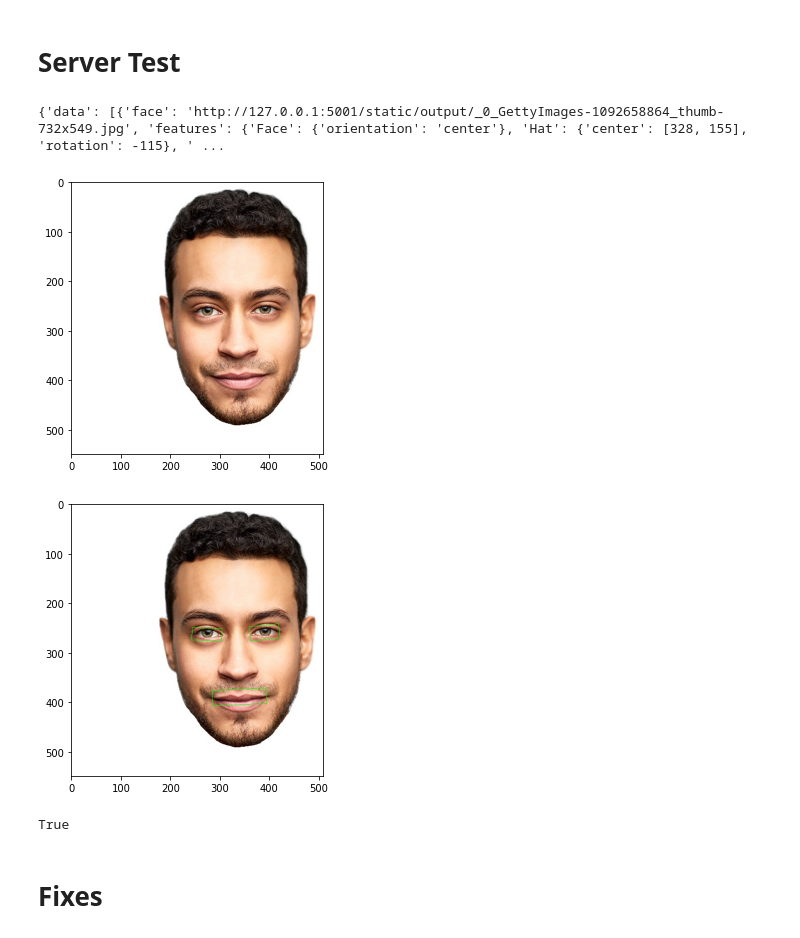
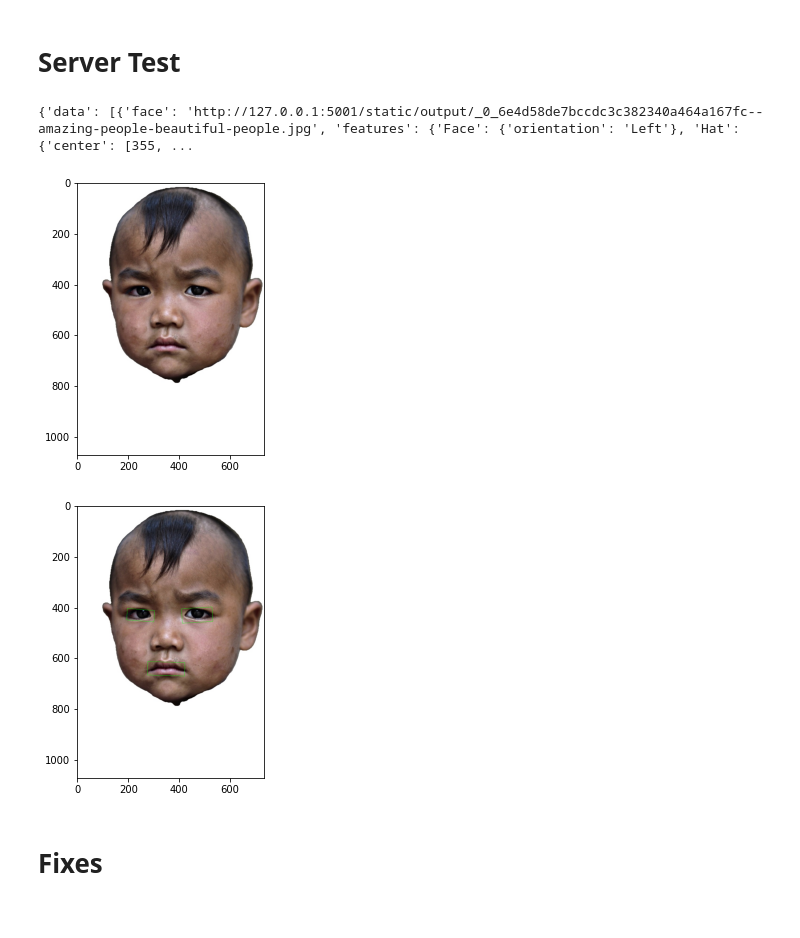
Before and after one commit to maaz9898/Facial_features_extraction, a Jupyter notebook: test.ipynb, the cells around one changed output. Saved outputs shown, nothing was run; the diff lists cells and outputs as text; code cells hidden in the pictures.

Commit message:
add segment tests

```diff
--- a/test.ipynb
+++ b/test.ipynb
@@ -179,35 +179,51 @@ response = requests.request("GET", url, headers=headers, data=payload)
 
 print(response.text)
 # %%
-# imageUrl = "https://images.unsplash.com/photo-1648817976872-3d43d615b329"
-imageUrl = "https://post.medicalnewstoday.com/wp-content/uploads/sites/3/2020/03/GettyImages-1092658864_thumb-732x549.jpg"
+imageUrls = [
+    # "https://images.unsplash.com/photo-1648817976872-3d43d615b329",
+    # "https://post.medicalnewstoday.com/wp-content/uploads/sites/3/2020/03/GettyImages-1092658864_thumb-732x549.jpg",
+    # "https://media1.popsugar-assets.com/files/thumbor/MjPiEL1c7rTUWc5qo-10Cr9DG74/fit-in/2048xorig/filters:format_auto-!!-:strip_icc-!!-/2014/11/24/864/n/1922441/8f8f3501b234abb6_FullSizeRender.jpg",
+    # "https://i.pinimg.com/originals/ab/d2/8c/abd28cbe4f3057ce8765bd1555d7110f.jpg",
+    # "https://i.pinimg.com/originals/40/c2/17/40c217baf6d2ce5b10a682fa06821751.jpg",
+    # "https://rodmclean.com/wp-content/uploads/2013/11/G_RodMcLean_Paul.jpg",
+    # "https://upload.wikimedia.org/wikipedia/commons/0/0a/Christian_Bale-7837.jpg",
+    # "https://ilostat.ilo.org/wp-content/uploads/2019/10/ilo-e51651-highres-e1571408731569-1024x1024.jpg",
+    # "https://i.pinimg.com/originals/60/11/fa/6011fa0368e1050c1ee78128bdced165.jpg",
+    # "https://i.pinimg.com/originals/b0/c9/96/b0c996a887958b491e07b5eea22a0018.jpg",
+    # "https://i.pinimg.com/736x/da/08/f3/da08f35d7a9c302199391983e4ecb867--studio-portraits-child-portraits.jpg",
+    "https://i.pinimg.com/736x/6e/4d/58/6e4d58de7bccdc3c382340a464a167fc--amazing-people-beautiful-people.jpg"
+]
 
-url = f"{baseUrl}/segment?image={imageUrl}"
+def segmentApiTest(imageUrls = []):
+    for imageUrl in imageUrls:
+        url = f"{baseUrl}/segment?image={imageUrl}"
 
-payload={}
-headers = {}
+        payload={}
+        headers = {}
 
-response = requests.request("GET", url, headers=headers, data=payload)
+        response = requests.request("GET", url, headers=headers, data=payload)
 
-# print(response.text)
-json_data = json.loads(response.text)
-print(json_data)
-image = urlToImage(json_data['data'][0]['face'])
-# image = urlToImage(imageUrl)
-# image = cv2.imread('./static/output/_0_GettyImages-1092658864_thumb-732x549.jpg')
-cv2_imshow(image)
-json_data['data'][0]['features']['Face']['orientation']
-output_image = image.copy()
+        # print(response.text)
+        if response.text != "Error":
+            json_data = json.loads(response.text)
+            print(json_data)
+            image = urlToImage(json_data['data'][0]['face'])
+            # image = urlToImage(imageUrl)
+            # image = cv2.imread('./static/output/_0_GettyImages-1092658864_thumb-732x549.jpg')
+            cv2_imshow(image)
+            json_data['data'][0]['features']['Face']['orientation']
+            output_image = image.copy()
 
-output_image = drawFeatures(json_data['data'][0]['features'], output_image)
+            output_image = drawFeatures(json_data['data'][0]['features'], output_image)
 
-cv2_imshow(output_image)
-cv2.imwrite('output.jpeg', output_image)
+            cv2_imshow(output_image)
+            cv2.imwrite('output.jpeg', output_image)
+
+segmentApiTest(imageUrls)
 # %% [output]
-{'data': [{'face': 'http://127.0.0.1:5001/static/output/_0_GettyImages-1092658864_thumb-732x549.jpg', 'features': {'Face': {'orientation': 'center'}, 'Hat': {'center': [328, 155], 'rotation': -115}, ' ...
+{'data': [{'face': 'http://127.0.0.1:5001/static/output/_0_6e4d58de7bccdc3c382340a464a167fc--amazing-people-beautiful-people.jpg', 'features': {'Face': {'orientation': 'Left'}, 'Hat': {'center': [355, ...
-[figure, old version]
+[figure, new version]
-[figure, old version]
+[figure, new version]
-True
 # %%
 url = f"{baseUrl}/features?image=https://post.medicalnewstoday.com/wp-content/uploads/sites/3/2020/03/GettyImages-1092658864_thumb-732x549.jpg"
 
```
